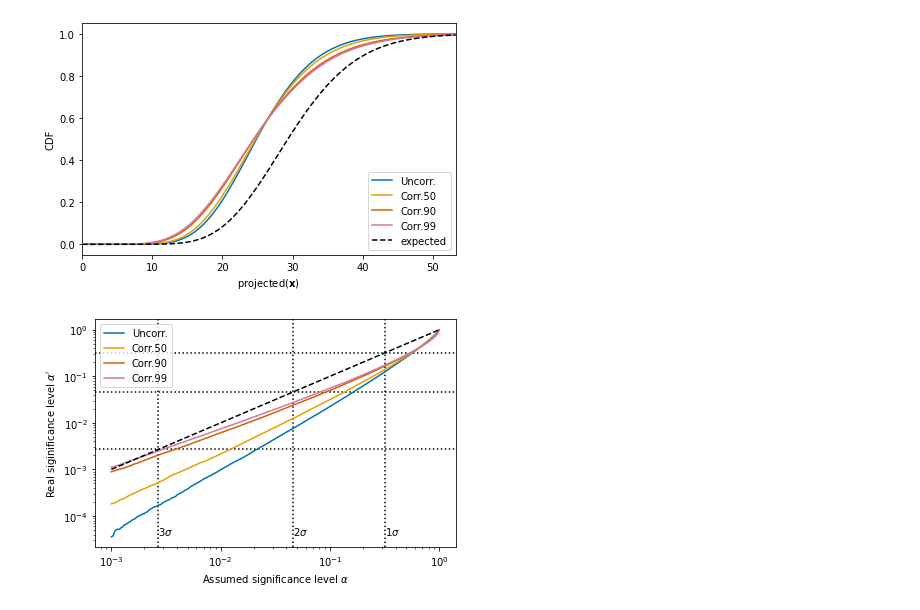
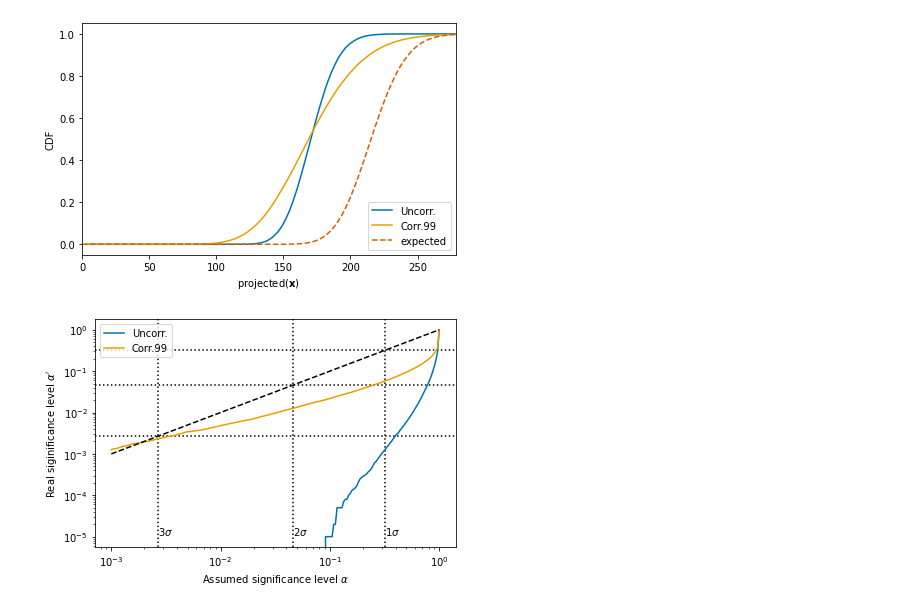
Before and after one commit to ast0815/covfit, a Jupyter notebook: projection.ipynb, the cells around one changed output. Cells and saved outputs as stored; diff of their text form; code cells hidden in the pictures.

Commit message:
Add block fitted and naive.

```diff
--- a/projection.ipynb
+++ b/projection.ipynb
@@ -5,12 +5,18 @@ from matplotlib import pyplot as plt
 # Create data sets for comaprison
 from ipynb.fs.defs.datasets import N_DIM, N_POINTS, default_sets
 
-# BLOCKS = [5, 4, 1]
+#BLOCKS = [5, 5]
 #BLOCKS = [1] * N_DIM
-BLOCKS = [20,10]
+#BLOCKS = [10,]*3
+# MINERvA
+BLOCKS = [54,] * 4
 
 N_DIM = np.sum(BLOCKS)
-datasets = default_sets(N_DIM, type="diagblock", blocks=BLOCKS)
+
+#datasets = default_sets(N_DIM, type="diagblock", blocks=BLOCKS)
+
+N_POINTS = 100000
+datasets = default_sets(N_DIM, type="diagblock", blocks=BLOCKS, remove={"Corr.50", "Corr.90"}, N_points=N_POINTS)
 # %%
 # Projetion onto subspace
 
@@ -168,28 +189,28 @@ for name, data in p_datasets.items():
 # %%
 # Compare cumulative distributions
 fig, ax = plt.subplots()
 x = np.linspace(0, expected.mean() + expected.std() * 3, 100)
-for name in datasets:
+for name in distances:
     tot = len(distances[name])
     count, bins = np.histogram(distances[name], bins=x)
     cdf = np.cumsum(count) / tot
     ax.plot(x[1:], cdf, label=name)
 ax.plot(x, expected.cdf(x), label=f"expected", linestyle="dashed")
 # ax.plot(
 #    x,
 #    chi2(df=1).cdf(x / N_DIM * alpha),
 #    label=rf"$\chi^2_1 \times {N_DIM} / {alpha:0.1f}$",
 #    linestyle="dotted",
 #    color="0.3",
 # )
 ax.set_xlim(0, expected.mean() + expected.std() * 3)
 ax.set_xlabel(f"{dname}$(\mathbf{{x}})$")
 ax.set_ylabel("CDF")
 ax.legend(loc="lower right")
 fig.tight_layout()
 fig.savefig(f"plots/{dname}_cdf.pdf")
 # %% [output]
-[figure, old version]
+[figure, new version]
 # %%
 # siginifcance levels
 fig, ax = plt.subplots()
@@ -212,4 +233,4 @@ ax.legend(loc="upper left")
 fig.tight_layout()
 fig.savefig(f"plots/{dname}_significance.pdf")
 # %% [output]
-[figure, old version]
+[figure, new version]
```
Also changed, not shown: parts of 5 cells of this notebook, 11 other files.
